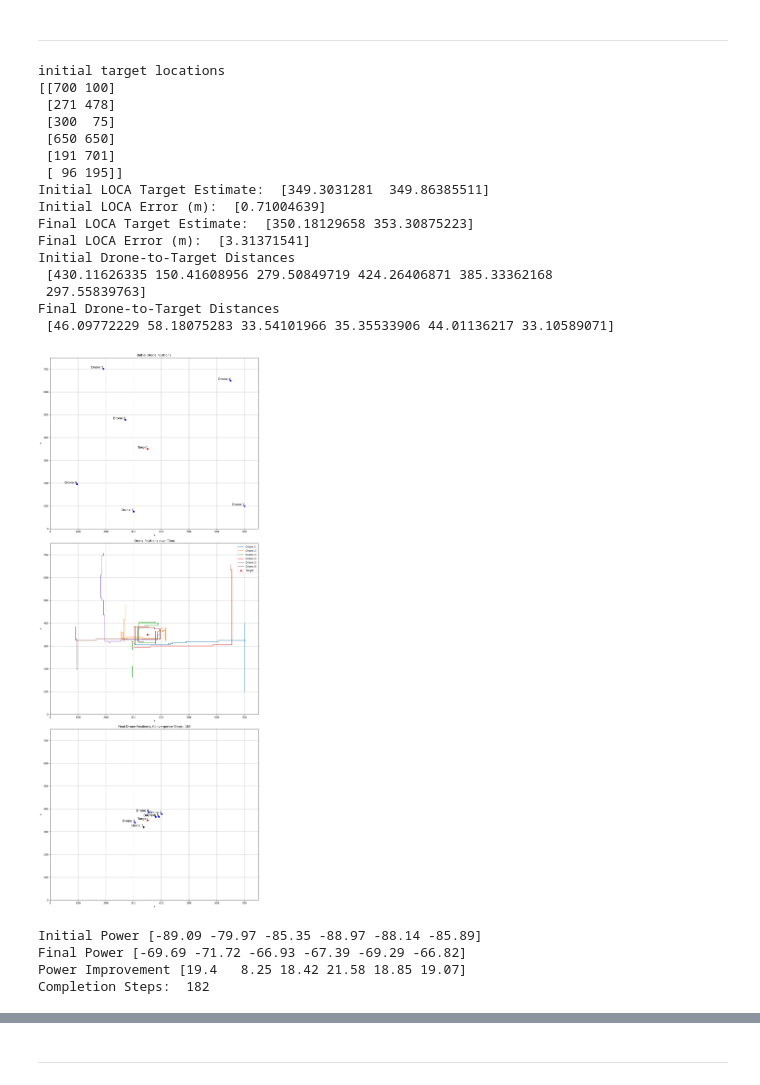
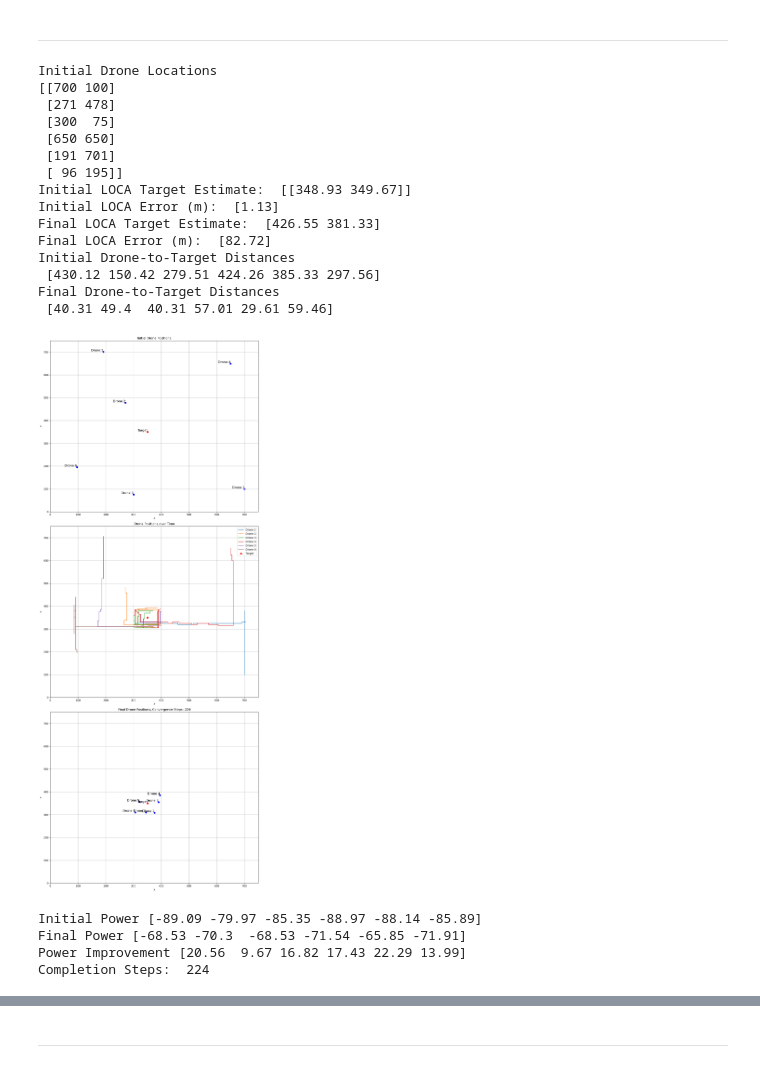
Before and after one commit to raneyoliver/CS8321Labs-public, a Jupyter notebook: lab5/Lab5_FinalProject_Iter1.ipynb, the cells around one changed output, grey strips where cells are left out. Drawn from its saved outputs; the diff is of its cells as text; code cells hidden in the pictures.

```diff
--- a/lab5/Lab5_FinalProject_Iter1.ipynb
+++ b/lab5/Lab5_FinalProject_Iter1.ipynb
@@ -389,64 +436,75 @@ obs = env.reset()
 initial_drones_location = env.drones_location  # Initial drone positions
 
 #TODO - comment the following print statement
-print("initial target locations")
+print("Initial Drone Locations")
 print(initial_drones_location)
 
-print('Initial LOCA Target Estimate: ', env.localization_est)
-print('Initial LOCA Error (m): ', env.loca_err)
+print('Initial LOCA Target Estimate: ', np.round(env.localization_est,2))
+print('Initial LOCA Error (m): ', np.round(env.loca_err,2))
 initial_LOCA = env.LOCASoln
+initial_distances = np.linalg.norm(env.target_location - env.initial_loc, axis=1)
+
 
 for _ in range(1000):
     actions = [env.choose_action(agent, env.convert_state_to_int(env.drones_location[agent])) for agent in range(num_drones)]
     #print("Actions:", actions)  # Add this line to print the actions chosen by each agent
-    next_obs, rewards, done, _ = env.step(actions)
+    next_obs, rewards, done, LOCASoln, _ = env.step(actions)
     for agent in range(num_drones):
         state = int(env.convert_state_to_int(env.drones_location[agent]))
        # print(f"Agent {agent + 1} state: {state}")  # Add this line to print the state
         action = actions[agent]
         next_state = env.convert_state_to_int(next_obs[agent])
         reward = rewards[agent]
         env.update_q_table(agent, state, action, reward, next_state)
     obs = next_obs
     if done:
         final_drones_location = env.drones_location
+        final_distances = np.linalg.norm(env.target_location - env.drones_location, axis=1)
+        #final_LOCA = LOCASoln #env.LOCASoln
+        #final_loc = np.average(final_LOCA, axis = 0)
+        #print('Final Location: ', np.round(final_loc))
+        final_loc = np.average(env.LOCASoln, axis = 0)
+
+        loca_err =  np.linalg.norm(final_loc - env.target_location, axis = 1)
 
         break
 
-initial_distances = np.linalg.norm(env.target_location - env.initial_loc, axis=1)
 
-final_drones_location = env.drones_location
-final_distances = np.linalg.norm(env.target_location - env.drones_location, axis=1)
-final_LOCA = env.LOCASoln
-print("Initial Drone-to-Target Distances\n",initial_distances)
-print("Final Drone-to-Target Distances\n",final_distances)
+print('Final LOCA Target Estimate: ', np.round(final_loc,2))
+print('Final LOCA Error (m): ', np.round(loca_err,2))
+
+#print('Final Final', np.average(env.LOCASoln, axis = 0))
+
+#final_drones_location = env.drones_location
+
+print("Initial Drone-to-Target Distances\n",np.round(initial_distances,2))
+print("Final Drone-to-Target Distances\n",np.round(final_distances,2))
 plot_locations(env.initial_loc, final_drones_location, env.target_location, env.current_step)
 
 received_power_initial = -1 * 20 * np.log10((4 * np.pi * initial_distances * 5e9) / 3e8) + env.target_power
 print("Initial Power",np.round(received_power_initial,2))
 received_power_final = -1 * 20 * np.log10((4 * np.pi * final_distances * 5e9) / 3e8) + env.target_power
 print("Final Power",np.round(received_power_final,2))
 print("Power Improvement",np.round(received_power_final-received_power_initial,2))
 print("Completion Steps: ", env.current_step)
 # %% [output]
-initial target locations
+Initial Drone Locations
 [[700 100]
  [271 478]
  [300  75]
  [650 650]
  [191 701]
  [ 96 195]]
-Initial LOCA Target Estimate:  [349.3031281  349.86385511]
-Initial LOCA Error (m):  [0.71004639]
-Final LOCA Target Estimate:  [350.18129658 353.30875223]
-Final LOCA Error (m):  [3.31371541]
+Initial LOCA Target Estimate:  [[348.93 349.67]]
+Initial LOCA Error (m):  [1.13]
+Final LOCA Target Estimate:  [426.55 381.33]
+Final LOCA Error (m):  [82.72]
 Initial Drone-to-Target Distances
- [430.11626335 150.41608956 279.50849719 424.26406871 385.33362168
- 297.55839763]
+ [430.12 150.42 279.51 424.26 385.33 297.56]
 Final Drone-to-Target Distances
- [46.09772229 58.18075283 33.54101966 35.35533906 44.01136217 33.10589071]
+ [40.31 49.4  40.31 57.01 29.61 59.46]
-[figure, old version]
+[figure, new version]
 Initial Power [-89.09 -79.97 -85.35 -88.97 -88.14 -85.89]
-Final Power [-69.69 -71.72 -66.93 -67.39 -69.29 -66.82]
-Power Improvement [19.4   8.25 18.42 21.58 18.85 19.07]
-Completion Steps:  182
+Final Power [-68.53 -70.3  -68.53 -71.54 -65.85 -71.91]
+Power Improvement [20.56  9.67 16.82 17.43 22.29 13.99]
+Completion Steps:  224
```
Also changed, not shown: parts of 6 cells of this notebook.
